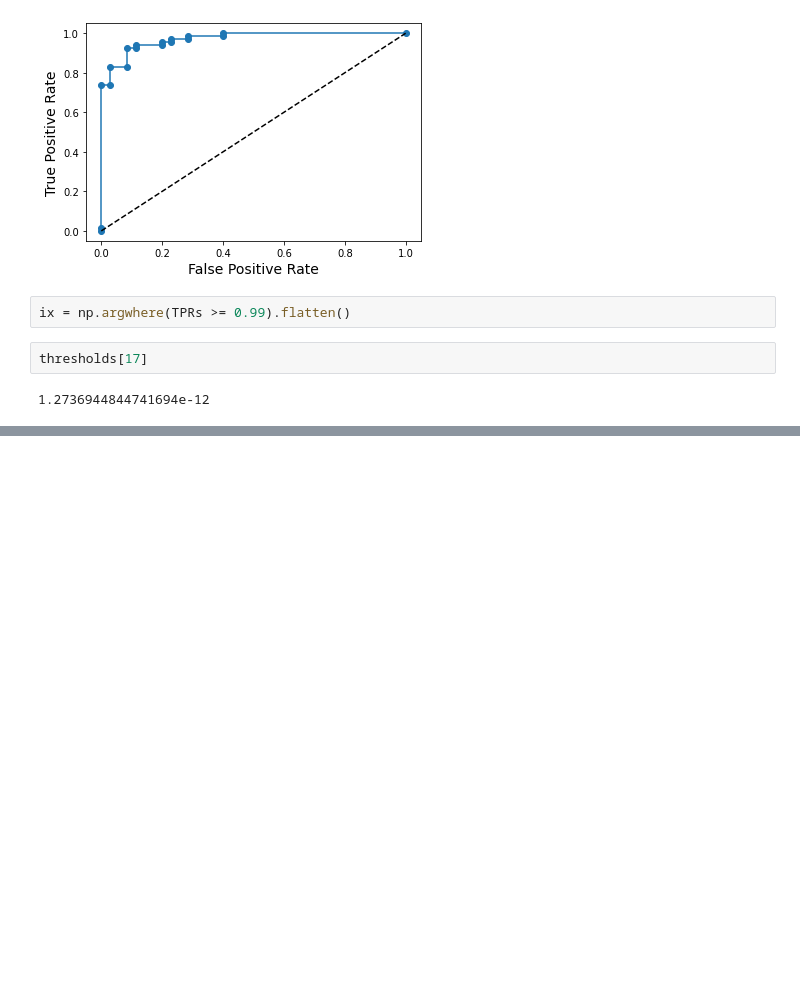
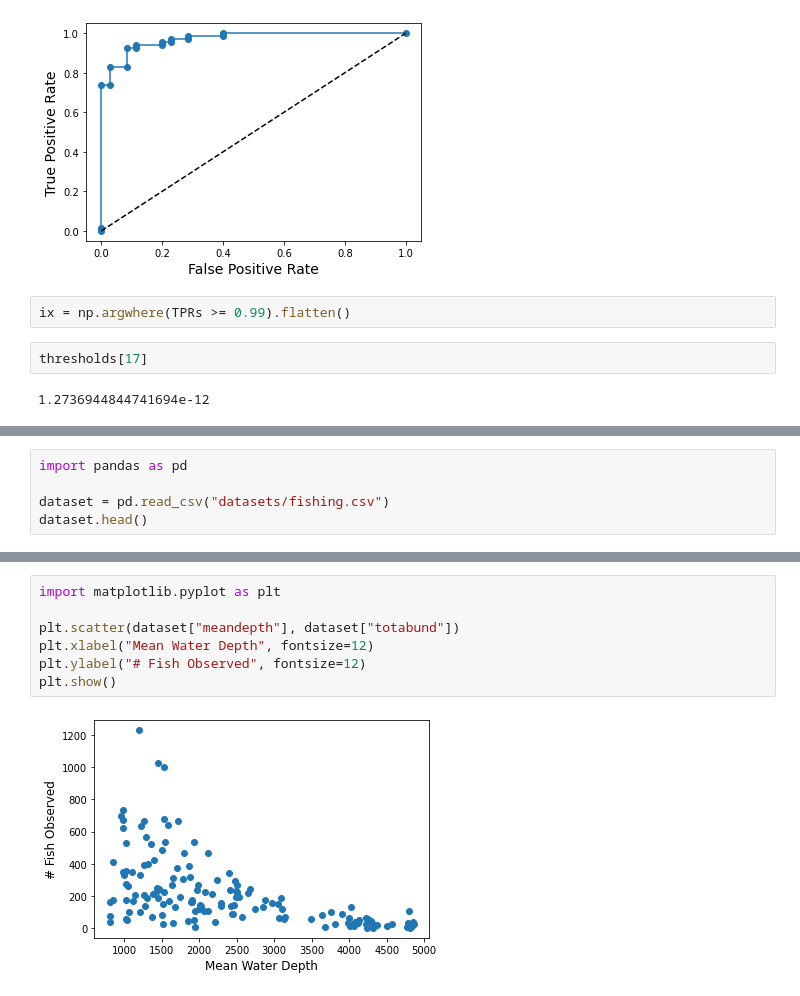
Before and after one commit to rythei/linear-models, a Jupyter notebook: content/generalizing_linear_regression/scratch.ipynb, the cells around one changed output, grey strips where cells are left out. Saved outputs shown, nothing was run; the diff lists cells and outputs as text; blank space fills up the shorter version.

```diff
--- a/content/generalizing_linear_regression/scratch.ipynb
+++ b/content/generalizing_linear_regression/scratch.ipynb
@@ -413,0 +427,5 @@ thresholds[17]
+# %%
+import pandas as pd
+
+dataset = pd.read_csv("datasets/fishing.csv")
+dataset.head()
@@ -413,0 +439,9 @@ thresholds[17]
+# %%
+import matplotlib.pyplot as plt
+
+plt.scatter(dataset["meandepth"], dataset["totabund"])
+plt.xlabel("Mean Water Depth", fontsize=12)
+plt.ylabel("# Fish Observed", fontsize=12)
+plt.show()
+# %% [output]
+[figure, added]
```
Also changed, not shown: parts of 4 cells of this notebook, 21 other files.
